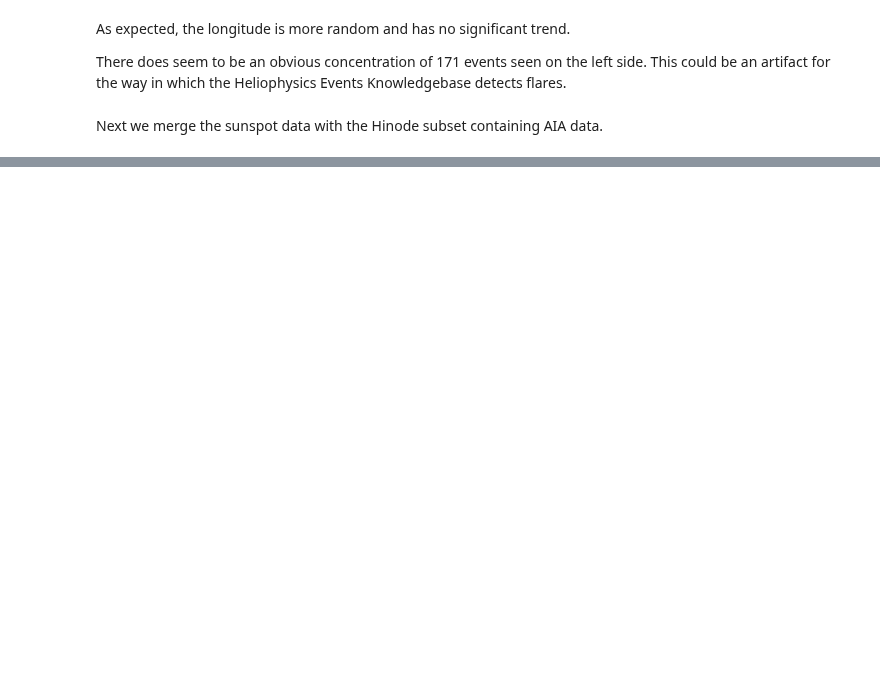
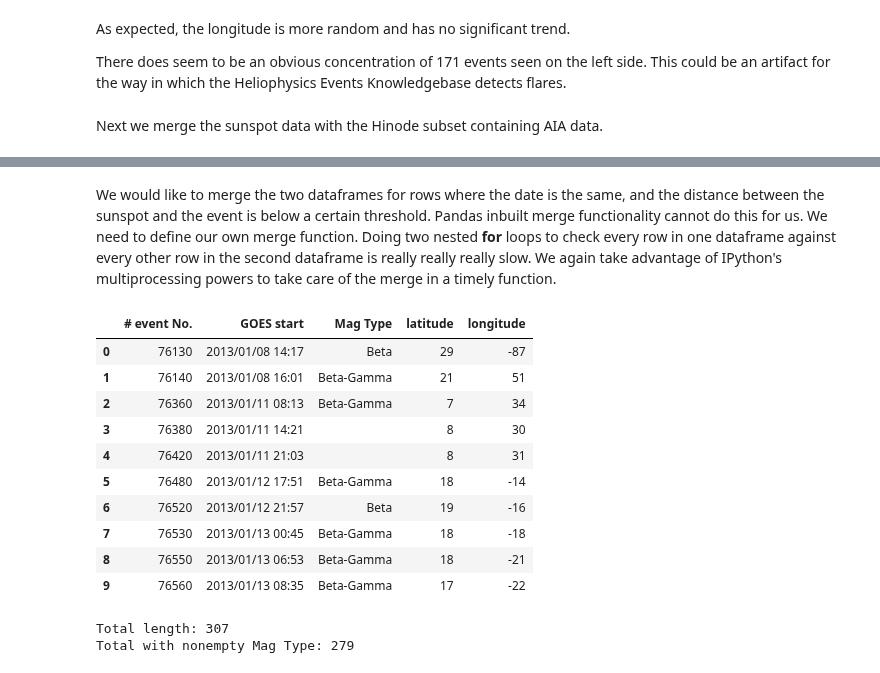
Before and after one commit to Nschanche/Flare_peaks, a Jupyter notebook: flare_project.ipynb, the cells around one changed output, grey strips where cells are left out. Cells and saved outputs as stored; diff of their text form; code cells hidden in the pictures; blank space fills up the shorter version.

```diff
--- a/flare_project.ipynb
+++ b/flare_project.ipynb
@@ -1091,0 +1068,58 @@ combined_sunspots.head()
+# %% [markdown]
+We would like to merge the two dataframes for rows where the date is the same, and the distance between the sunspot and the event is below a certain threshold. Pandas inbuilt merge functionality cannot do this for us. We need to define our own merge function. Doing two nested **for** loops to check every row in one dataframe against every other row in the second dataframe is really really really slow. We again take advantage of IPython's multiprocessing powers to take care of the merge in a timely function.
+# %%
+@dview.parallel(block=True)
+def parallel_merge(frames):
+    import numpy as np
+    import pandas as pd
+    def dist(x, y):
+        """Calculates the Euclidean distance between points x and y"""
+        x1, x2 = x
+        y1, y2 = y
+        return np.sqrt((y1 - x1)**2 + (y2 - x2)**2)
+
+    # Threshold below which we assume events are the same.
+    max_dist = 14.14
+
+    hinode_row, swpc = frames
+    hinode_row["Mag Type"] = ""
+    goes_start = pd.to_datetime(hinode_row["GOES start"]).strftime("%Y%m%d")
+
+    for _, swpc_row in swpc.iterrows():
+        if goes_start != swpc_row["Date"]:
+            continue
+        if dist((hinode_row["latitude"], hinode_row["longitude"]),
+                (swpc_row["Latitude"], swpc_row["Longitude"])) > max_dist:
+            continue
+        hinode_row["Mag Type"] = swpc_row["Mag Type"]
+        break
+    return hinode_row
+
+# Make a list of items for merging.
+merge_input = []
+for _, hinode_row in peaks_filtered.iterrows():
+    merge_input.append((hinode_row, combined_sunspots))
+
+merged_rows = parallel_merge.map(merge_input)
+merged = pd.DataFrame(merged_rows)
+merged.reset_index(drop=True, inplace=True)
+merged[["# event No.", "GOES start", "Mag Type", "latitude", "longitude"]].head(10)
+# %% [output]
+|  | # event No. | GOES start | Mag Type | latitude | longitude |
+| 0 | 76130 | 2013/01/08 14:17 | Beta | 29 | -87 |
+| 1 | 76140 | 2013/01/08 16:01 | Beta-Gamma | 21 | 51 |
+| 2 | 76360 | 2013/01/11 08:13 | Beta-Gamma | 7 | 34 |
+| 3 | 76380 | 2013/01/11 14:21 |  | 8 | 30 |
+| 4 | 76420 | 2013/01/11 21:03 |  | 8 | 31 |
+| 5 | 76480 | 2013/01/12 17:51 | Beta-Gamma | 18 | -14 |
+| 6 | 76520 | 2013/01/12 21:57 | Beta | 19 | -16 |
+| 7 | 76530 | 2013/01/13 00:45 | Beta-Gamma | 18 | -18 |
+| 8 | 76550 | 2013/01/13 06:53 | Beta-Gamma | 18 | -21 |
+| 9 | 76560 | 2013/01/13 08:35 | Beta-Gamma | 17 | -22 |
+# %%
+# Count the number of rows in the merged data frame that have Mag Types.
+print("Total length: %d" % len(merged))
+print("Total with nonempty Mag Type: %d" % sum(merged["Mag Type"].apply(lambda x: x != "")))
+# %% [output]
+Total length: 307
+Total with nonempty Mag Type: 279
```
Also changed, not shown: parts of 10 cells of this notebook.
